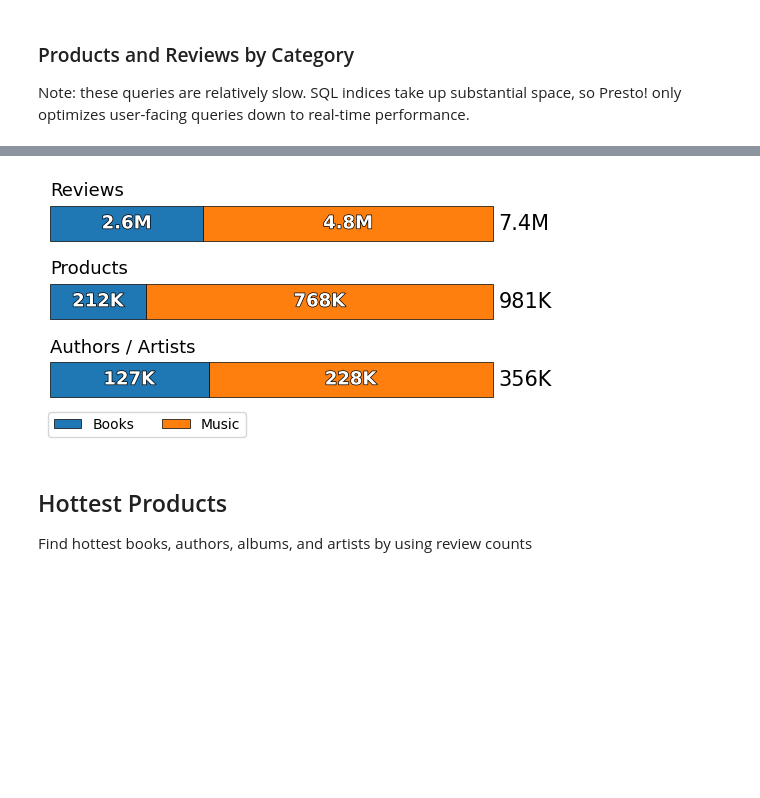
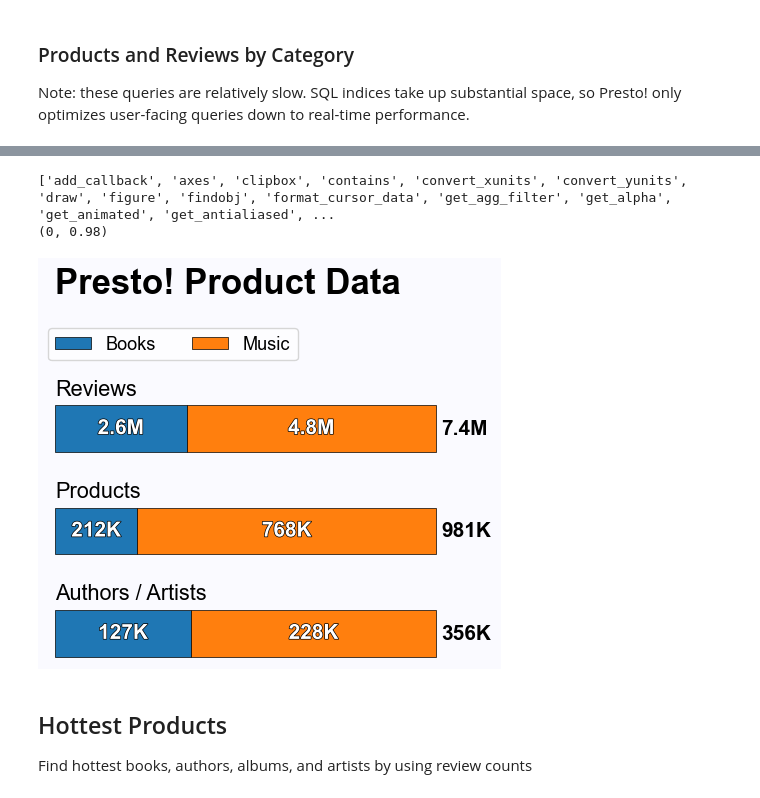
Before and after one commit to RolfHendriks/presto, a Jupyter notebook: presto/01-product_data.ipynb, the cells around one changed output, grey strips where cells are left out. Drawn from its saved outputs; the diff is of its cells as text; code cells hidden in the pictures; blank space fills up the shorter version.

```diff
--- a/presto/01-product_data.ipynb
+++ b/presto/01-product_data.ipynb
@@ -18,7 +18,7 @@ pd.set_option('display.max_colwidth', 200)
 viz.set_style()
 
 # if enabled, output graphics optimized for PowerPoint/presentation
-presentation_mode = True
+presentation_mode = False
 # %% [output]
 The autoreload extension is already loaded. To reload it, use:
   %reload_ext autoreload
@@ -207,46 +207,54 @@ column_map = {
     'products': 'Products',
     'creators': 'Authors / Artists'
 }
 categories = ['Books', 'Music']
 artists = []
-fig, axs = plt.subplots(len(summary.columns), 1, constrained_layout = False)
+fig, axs = plt.subplots(len(summary.columns), 1)
+fig.subplots_adjust(hspace = 1, top = 0.64, bottom = 0, left = 0, right = 1)
+if presentation_mode:
+    fig.set_size_inches(6,3)
+else:
+    fig.set_size_inches(4,4)
+if not presentation_mode:
+    txt = fig.suptitle(
+        'Presto! Product Data',
+        horizontalalignment = 'left', x = 0
+    )
+    print([x for x in dir(txt) if not x.startswith('_')])
+    print(txt.get_position())
+
 for index, attribute in enumerate(summary.columns):
     ax = axs[index]
     stats = summary[attribute]
     total = 0
     for category in categories:
         value = stats[category]
         box = ax.barh(0, value, left = total, label = category, edgecolor = 'k', linewidth = 0.5)[0]
         txt = ax.annotate(
             format.describe_number(value),
             xy = box.get_center(), verticalalignment = 'center', horizontalalignment = 'center',
-            fontsize = 13, fontweight = 'bold', color = 'w'
+            fontsize = 15, fontweight = 'bold', color = 'w'
         )
         viz.add_outline(txt)
         total += value
         if index == 0:
             artists.append(box)
     ax.annotate(
         format.describe_number(total),
         xy = (total, 0),
         xytext = (4, 0), textcoords = 'offset points', verticalalignment = 'center',
-        fontsize = 15, fontweight = 'medium'
+        fontsize = 15, fontweight = 'bold'
     )
-    ax.set_title(column_map[attribute], loc = 'left', fontweight = 'medium', fontsize = 13)
+    ax.set_title(column_map[attribute], fontweight = 'medium')
     ax.set_axis_off()
 
-if presentation_mode:
-    fig.set_size_inches(6,3)
-else:
-    fig.set_size_inches(4,3.5)
-plt.subplots_adjust(hspace = 1, top = 0.8, bottom = 0.15)
-fig.legend(ncols = 3, handles = artists, labels = categories, loc = 'lower left', bbox_to_anchor = [0.11,0,1,1])
-if not presentation_mode:
-    fig.suptitle('Presto! Product Data', horizontalalignment = 'left', fontsize = 21, x = 0.125)
+fig.legend(ncols = 3, handles = artists, labels = categories, loc = 'upper left', bbox_to_anchor = [-0.04,0,1,0.85])
 
 plt.savefig('../images/products.png', bbox_inches = 'tight');
 # %% [output]
+['add_callback', 'axes', 'clipbox', 'contains', 'convert_xunits', 'convert_yunits', 'draw', 'figure', 'findobj', 'format_cursor_data', 'get_agg_filter', 'get_alpha', 'get_animated', 'get_antialiased', ...
+(0, 0.98)
-[figure, old version]
+[figure, new version]
 # %% [markdown]
 ## Hottest Products
 Find hottest books, authors, albums, and artists by using review counts
```
Also changed, not shown: parts of 7 cells of this notebook, 15 other files.
